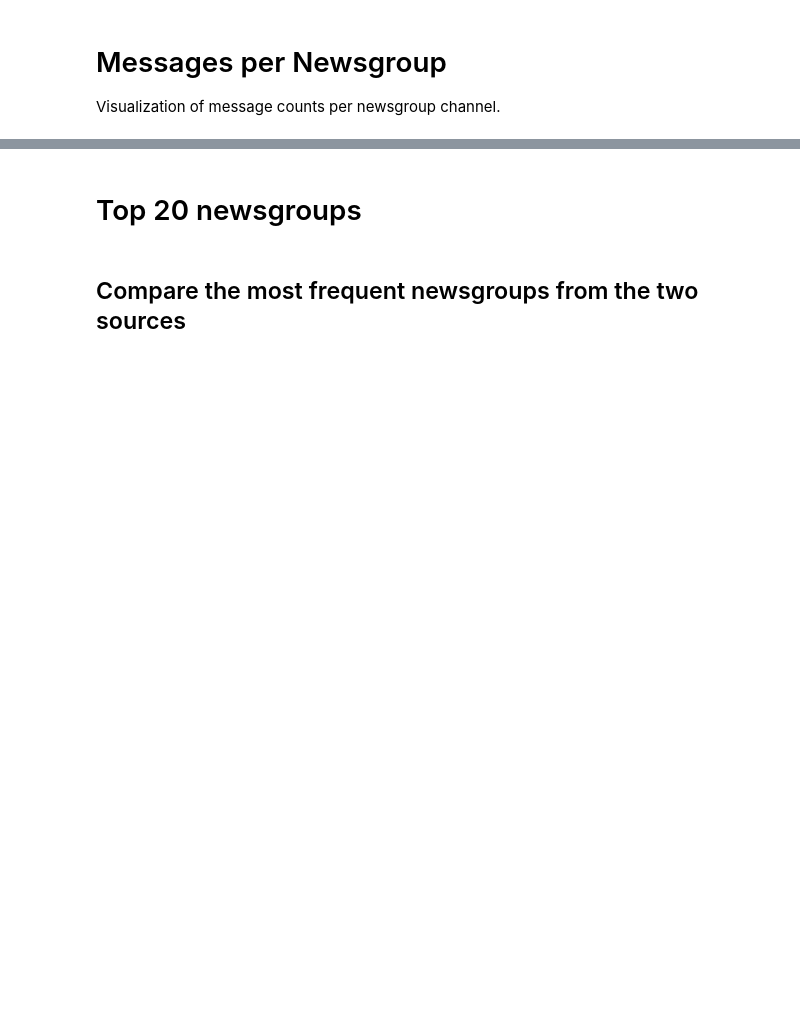
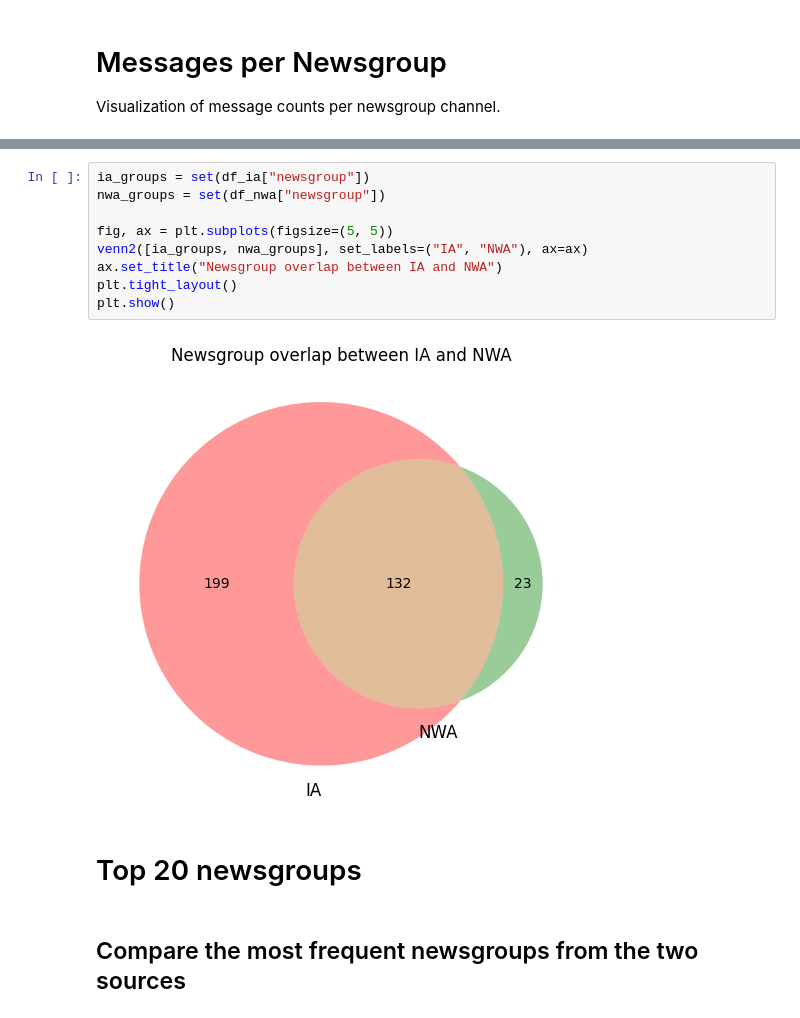
Before and after one commit to NationalLibraryOfNorway/norwegian_usenet, a Jupyter notebook: notebooks/messages_per_group.ipynb, the cells around one changed output, grey strips where cells are left out. Cells and saved outputs as stored; diff of their text form; blank space fills up the shorter version.

```diff
--- a/notebooks/messages_per_group.ipynb
+++ b/notebooks/messages_per_group.ipynb
@@ -44,6 +45,17 @@ NWA — groups: 155, total messages: 613,626
 Groups in both: 132
 IA only:        199
 NWA only:       23
+# %%
+ia_groups = set(df_ia["newsgroup"])
+nwa_groups = set(df_nwa["newsgroup"])
+
+fig, ax = plt.subplots(figsize=(5, 5))
+venn2([ia_groups, nwa_groups], set_labels=("IA", "NWA"), ax=ax)
+ax.set_title("Newsgroup overlap between IA and NWA")
+plt.tight_layout()
+plt.show()
+# %% [output]
+[figure, added]
 # %% [markdown]
 # Top 20 newsgroups
 # %% [markdown]
```
Also changed, not shown: parts of 3 cells of this notebook, 3 other files.
